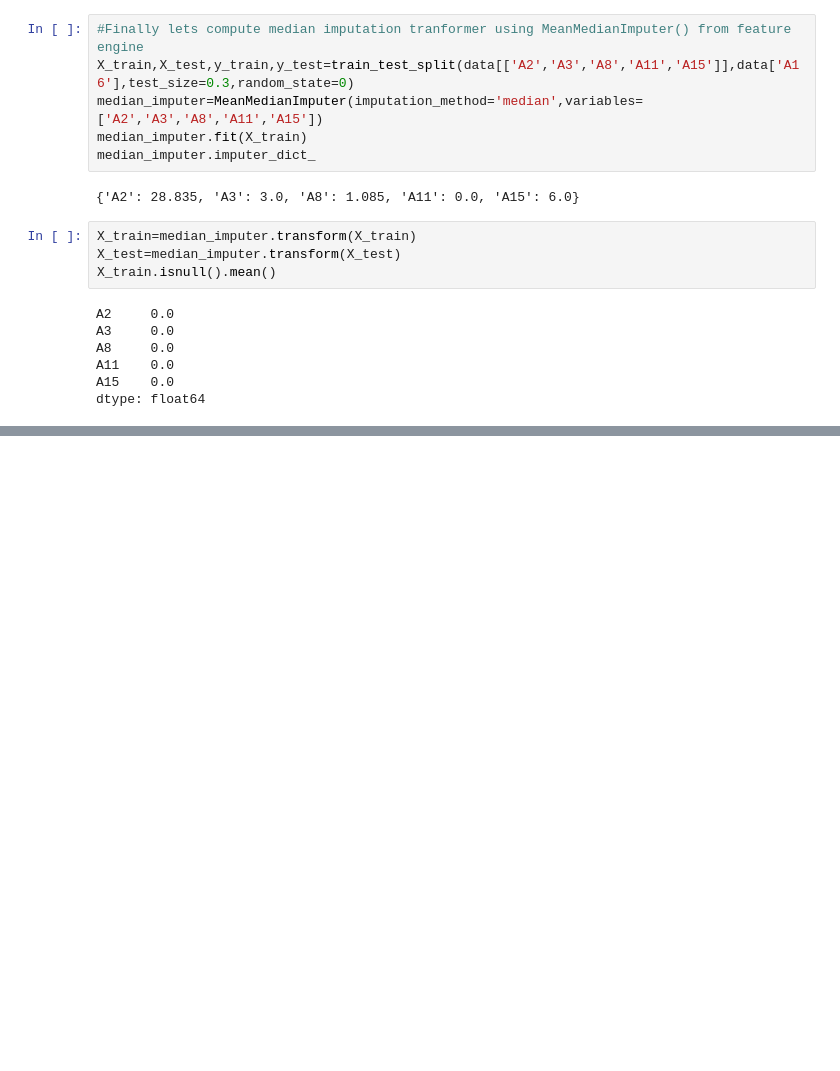
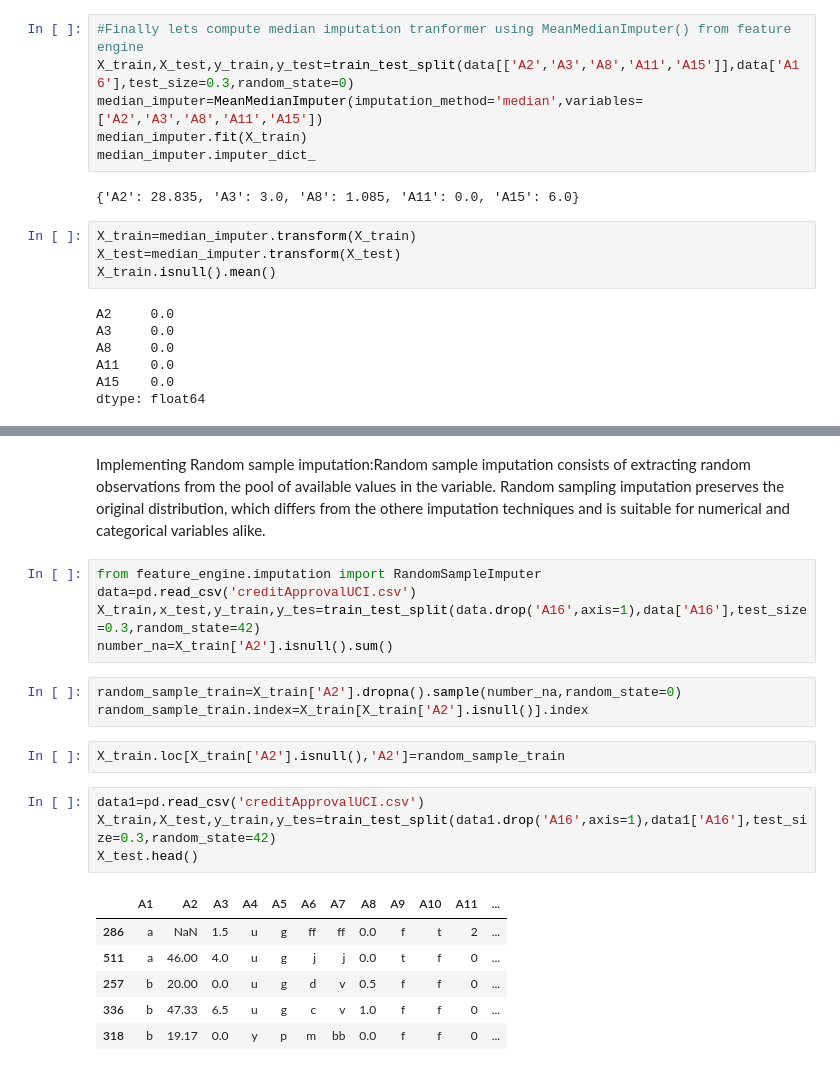
Before and after one commit to Chirag314/Feature-Engineering, a Jupyter notebook: Feature_Engineering_practise.ipynb, the cells around one changed output, grey strips where cells are left out. Saved outputs shown, nothing was run; the diff lists cells and outputs as text; blank space fills up the shorter version.

```diff
--- a/Feature_Engineering_practise.ipynb
+++ b/Feature_Engineering_practise.ipynb
@@ -452,0 +522,23 @@ dtype: float64
+# %% [markdown]
+Implementing Random sample imputation:Random sample imputation consists of extracting random observations from the pool of available values in the variable. Random sampling imputation preserves the original distribution, which differs from the othere imputation techniques and is suitable for numerical and categorical variables alike.
+# %%
+from feature_engine.imputation import RandomSampleImputer
+data=pd.read_csv('creditApprovalUCI.csv')
+X_train,x_test,y_train,y_tes=train_test_split(data.drop('A16',axis=1),data['A16'],test_size=0.3,random_state=42)
+number_na=X_train['A2'].isnull().sum()
+# %%
+random_sample_train=X_train['A2'].dropna().sample(number_na,random_state=0)
+random_sample_train.index=X_train[X_train['A2'].isnull()].index
+# %%
+X_train.loc[X_train['A2'].isnull(),'A2']=random_sample_train
+# %%
+data1=pd.read_csv('creditApprovalUCI.csv')
+X_train,X_test,y_train,y_tes=train_test_split(data1.drop('A16',axis=1),data1['A16'],test_size=0.3,random_state=42)
+X_test.head()
+# %% [output]
+|  | A1 | A2 | A3 | A4 | A5 | A6 | A7 | A8 | A9 | A10 | A11 | ... |
+| 286 | a | NaN | 1.5 | u | g | ff | ff | 0.0 | f | t | 2 | ... |
+| 511 | a | 46.00 | 4.0 | u | g | j | j | 0.0 | t | f | 0 | ... |
+| 257 | b | 20.00 | 0.0 | u | g | d | v | 0.5 | f | f | 0 | ... |
+| 336 | b | 47.33 | 6.5 | u | g | c | v | 1.0 | f | f | 0 | ... |
+| 318 | b | 19.17 | 0.0 | y | p | m | bb | 0.0 | f | f | 0 | ... |
```
Also changed, not shown: parts of 27 cells of this notebook.
